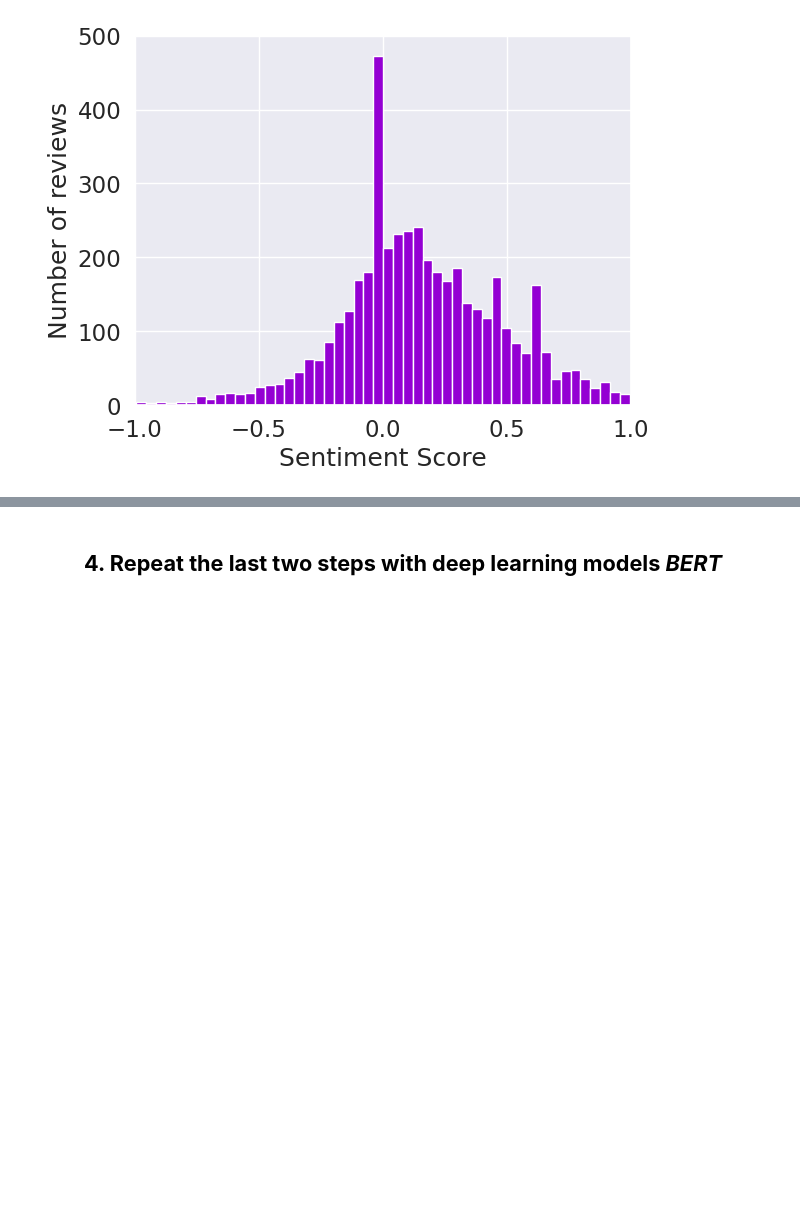
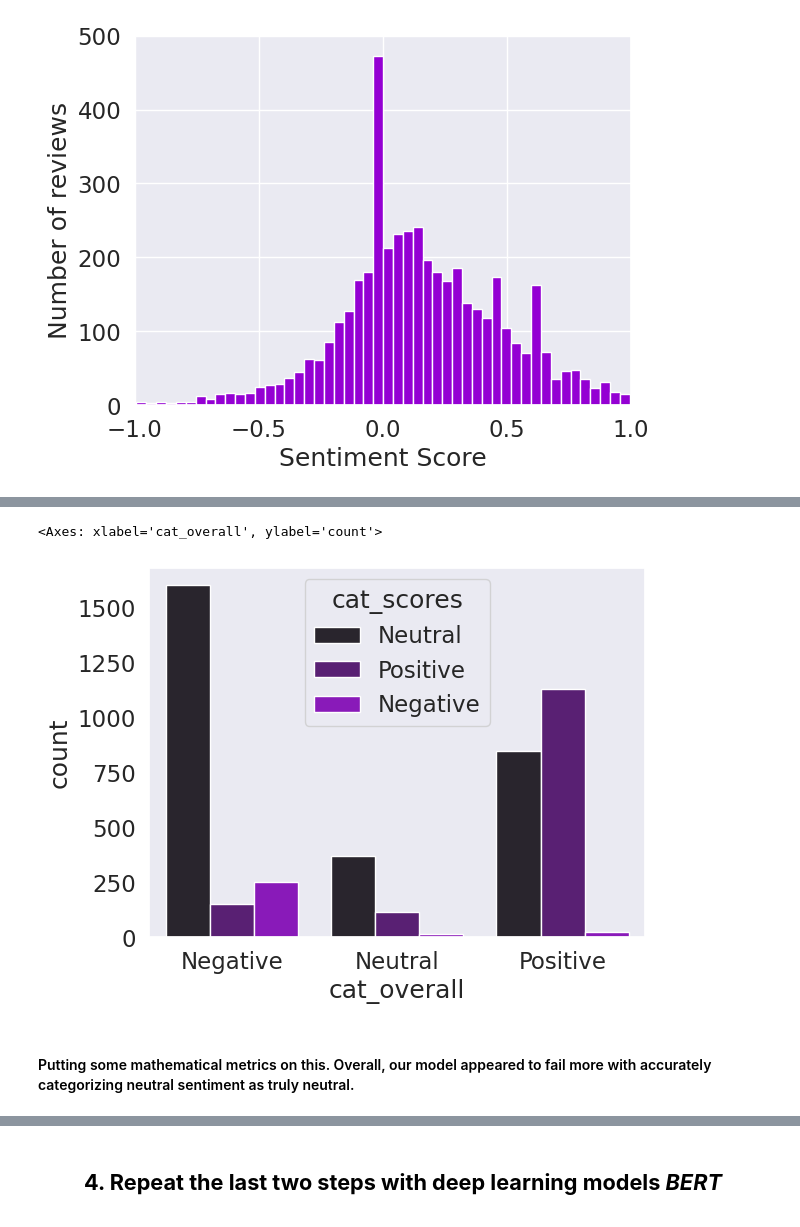
Before and after one commit to bglid/NLTK_Sentiment_Analysis, a Jupyter notebook: vgame_sent_analysis.ipynb, the cells around one changed output, grey strips where cells are left out. Drawn from its saved outputs; the diff is of its cells as text; code cells hidden in the pictures; blank space fills up the shorter version.

```diff
--- a/vgame_sent_analysis.ipynb
+++ b/vgame_sent_analysis.ipynb
@@ -296,0 +287,8 @@ plt.show()
+# %%
+sns.countplot(x=sampled_reviews['cat_overall'], hue=sampled_reviews['cat_scores'], color = 'darkviolet')
+# sampled_reviews['overall'].value_counts()
+# %% [output]
+<Axes: xlabel='cat_overall', ylabel='count'>
+[figure, added]
+# %% [markdown]
+#### Putting some mathematical metrics on this. Overall, our model appeared to fail more with accurately categorizing neutral sentiment as truly neutral.
```
Also changed, not shown: parts of 15 cells of this notebook.
